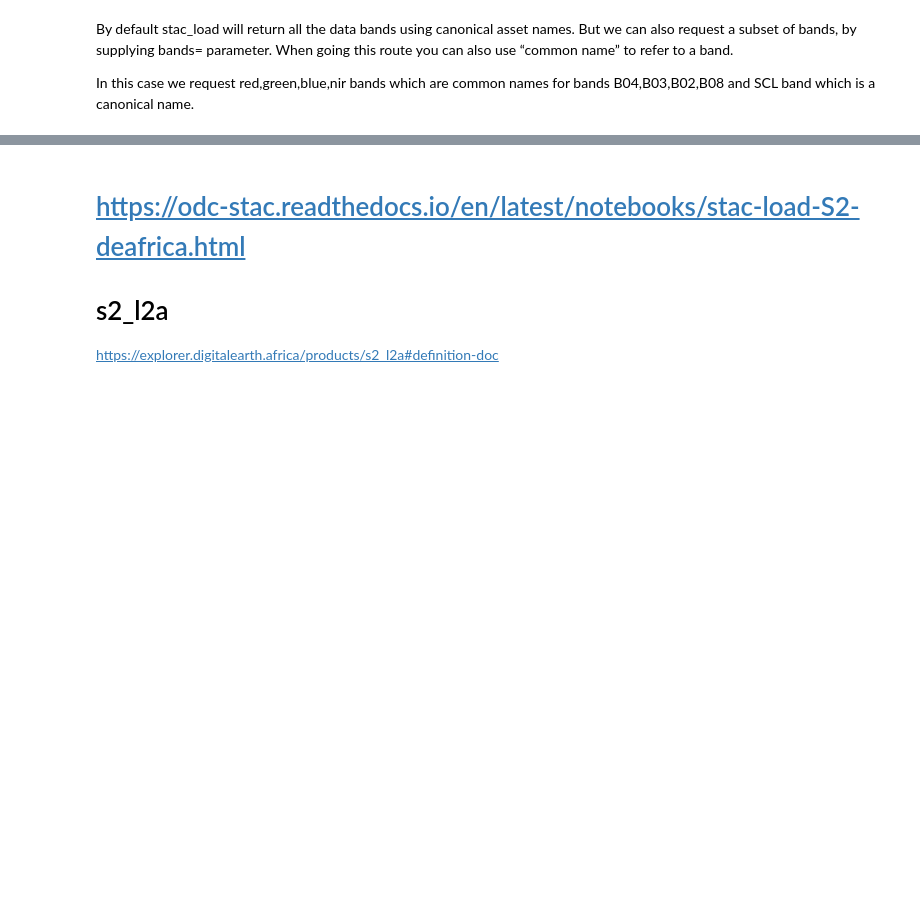
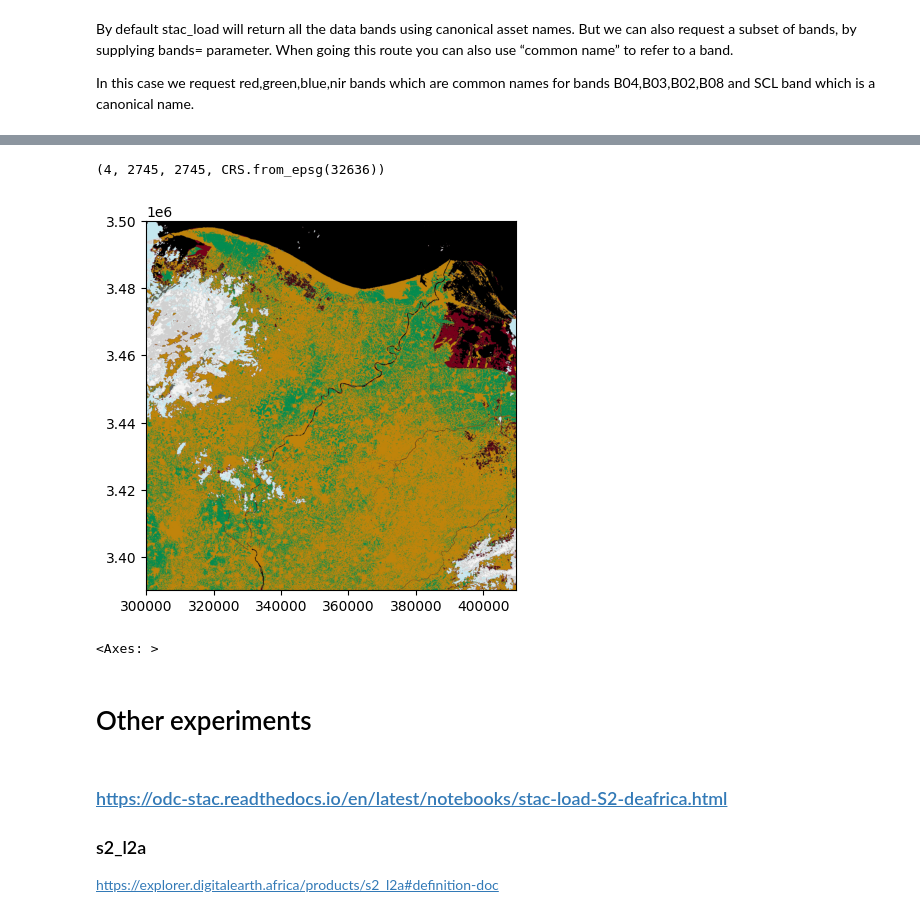
Before and after one commit to WatSens/GeoPipelines, a Jupyter notebook: tryingSTAC.ipynb, the cells around one changed output, grey strips where cells are left out. Cells and saved outputs as stored; diff of their text form; code cells hidden in the pictures; blank space fills up the shorter version.

```diff
--- a/tryingSTAC.ipynb
+++ b/tryingSTAC.ipynb
@@ -267,7 +382,20 @@ scl_rgba.isel(time=3).odc.write_cog(
+# %%
+dataset.count,  dataset.height, dataset.width , dataset.crs
+# %% [output]
+(4, 2745, 2745, CRS.from_epsg(32636))
+# %%
+fp = r'SCL2-20220508.tif'
+img = rasterio.open(fp)
+rasterio.plot.show(img)
+# %% [output]
+[figure, added]
+<Axes: >
+# %% [markdown]
+# Other experiments
 # %% [markdown]
-# https://odc-stac.readthedocs.io/en/latest/notebooks/stac-load-S2-deafrica.html
+###  https://odc-stac.readthedocs.io/en/latest/notebooks/stac-load-S2-deafrica.html
 
-# s2_l2a
+### s2_l2a
 https://explorer.digitalearth.africa/products/s2_l2a#definition-doc
 # %%
 config = {
```
Also changed, not shown: parts of 23 cells of this notebook, 1 other file.
